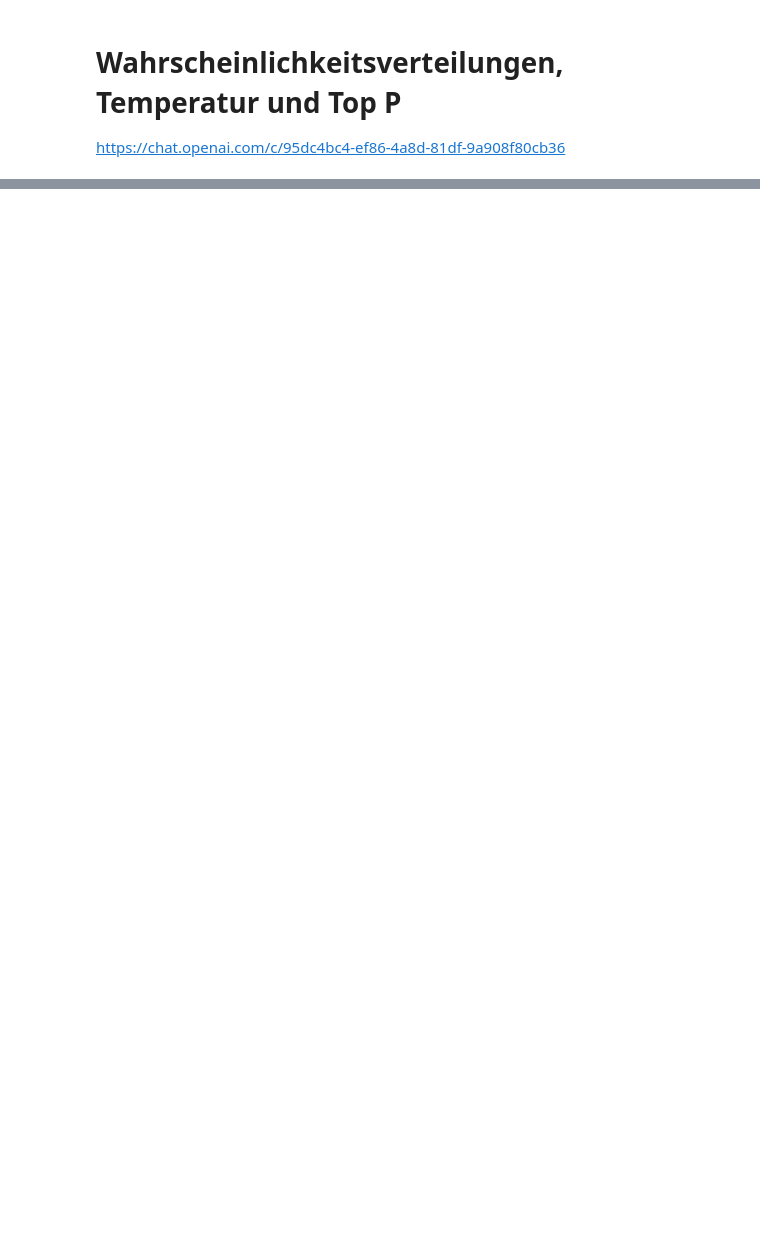
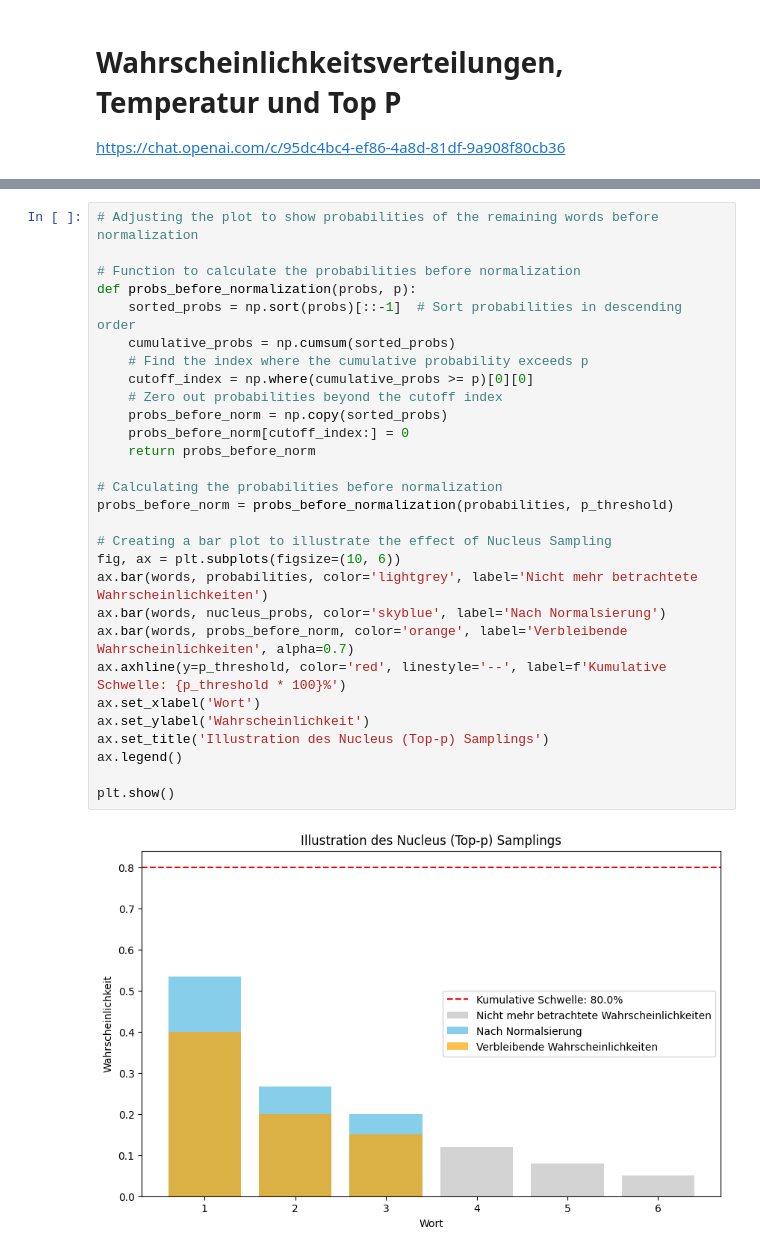
Before and after one commit to DJCordhose/transformers, a Jupyter notebook: notebooks/plots.ipynb, the cells around one changed output, grey strips where cells are left out. Drawn from its saved outputs; the diff is of its cells as text; blank space fills up the shorter version.

```diff
--- a/notebooks/plots.ipynb
+++ b/notebooks/plots.ipynb
@@ -111,0 +126,31 @@ plt.show()
+# %%
+# Adjusting the plot to show probabilities of the remaining words before normalization
+
+# Function to calculate the probabilities before normalization
+def probs_before_normalization(probs, p):
+    sorted_probs = np.sort(probs)[::-1]  # Sort probabilities in descending order
+    cumulative_probs = np.cumsum(sorted_probs)
+    # Find the index where the cumulative probability exceeds p
+    cutoff_index = np.where(cumulative_probs >= p)[0][0]
+    # Zero out probabilities beyond the cutoff index
+    probs_before_norm = np.copy(sorted_probs)
+    probs_before_norm[cutoff_index:] = 0
+    return probs_before_norm
+
+# Calculating the probabilities before normalization
+probs_before_norm = probs_before_normalization(probabilities, p_threshold)
+
+# Creating a bar plot to illustrate the effect of Nucleus Sampling
+fig, ax = plt.subplots(figsize=(10, 6))
+ax.bar(words, probabilities, color='lightgrey', label='Nicht mehr betrachtete Wahrscheinlichkeiten')
+ax.bar(words, nucleus_probs, color='skyblue', label='Nach Normalsierung')
+ax.bar(words, probs_before_norm, color='orange', label='Verbleibende Wahrscheinlichkeiten', alpha=0.7)
+ax.axhline(y=p_threshold, color='red', linestyle='--', label=f'Kumulative Schwelle: {p_threshold * 100}%')
+ax.set_xlabel('Wort')
+ax.set_ylabel('Wahrscheinlichkeit')
+ax.set_title('Illustration des Nucleus (Top-p) Samplings')
+ax.legend()
+
+plt.show()
+# %% [output]
+[figure, added]
```
Also changed, not shown: parts of 8 cells of this notebook.
